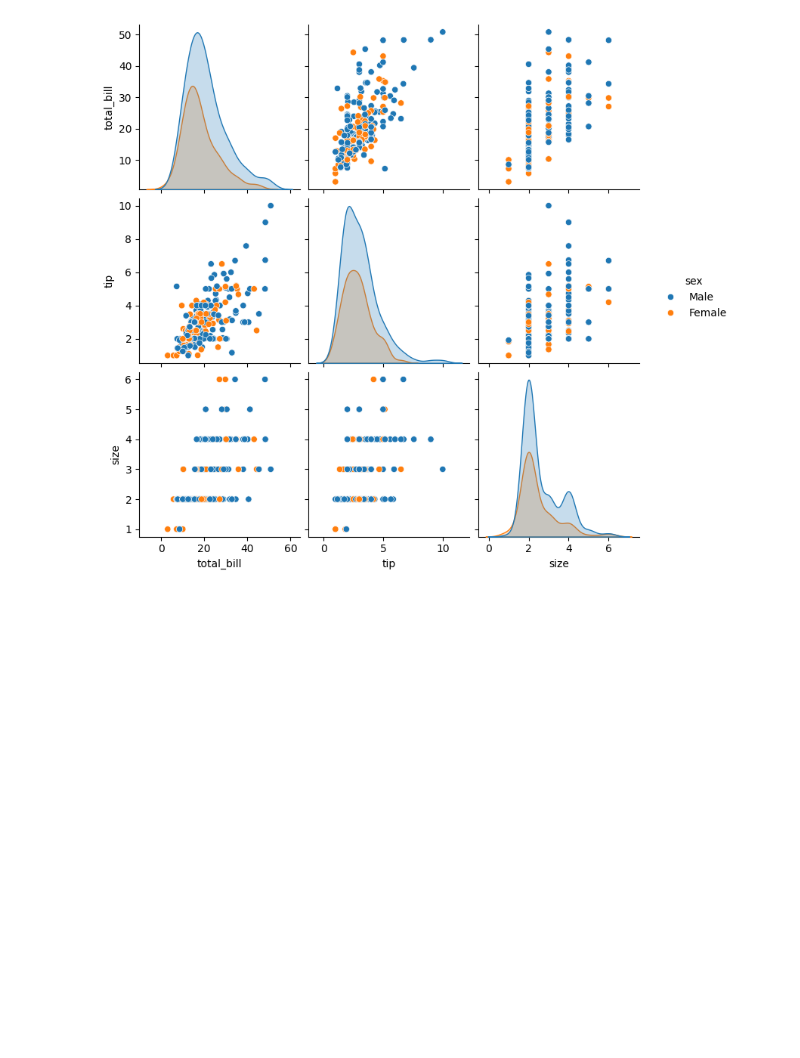
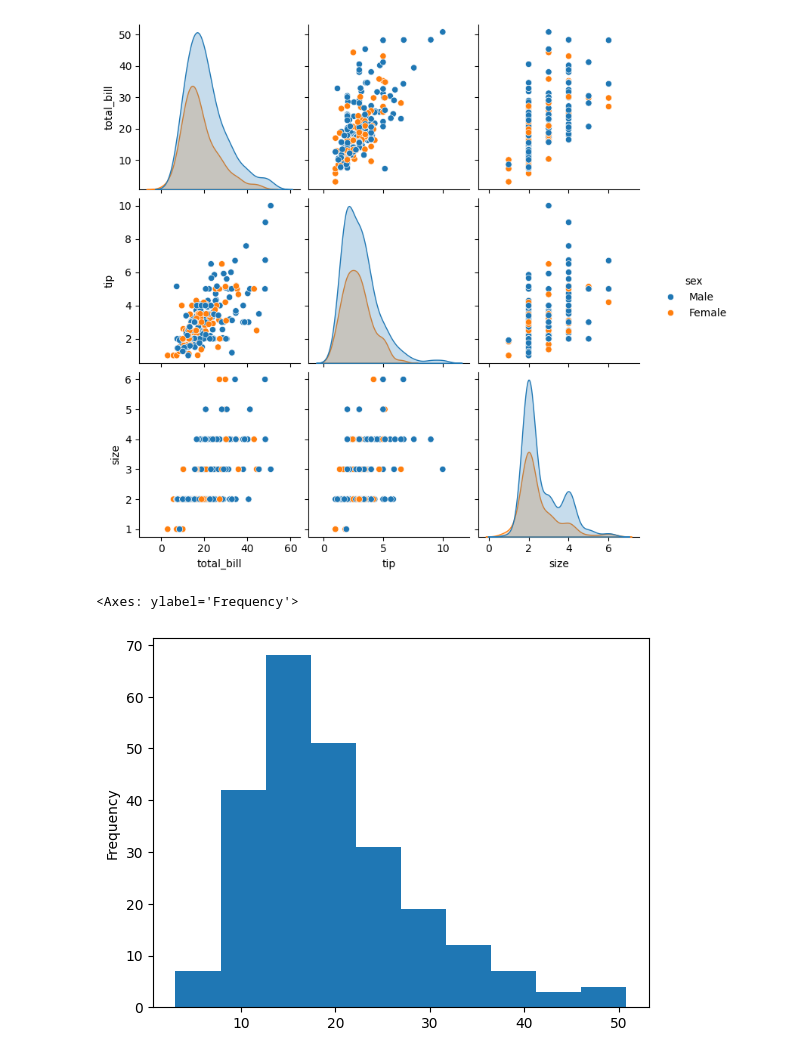
Before and after one commit to CHYHEE/Python, a Jupyter notebook: lesson_pandas_4.ipynb, the cells around one changed output. Saved outputs shown, nothing was run; the diff lists cells and outputs as text; code cells hidden in the pictures; blank space fills up the shorter version.

```diff
--- a/lesson_pandas_4.ipynb
+++ b/lesson_pandas_4.ipynb
@@ -208,3 +208,10 @@ Text(0, 0.5, 'Tip')
 scatter = sns.pairplot(tips, hue='sex')
 # %% [output]
 [figure]
+# %%
+tb = tips['total_bill']
+# %%
+tb.plot.hist()
+# %% [output]
+<Axes: ylabel='Frequency'>
+[figure, added]
```
Also changed, not shown: parts of 1 cell of this notebook.
